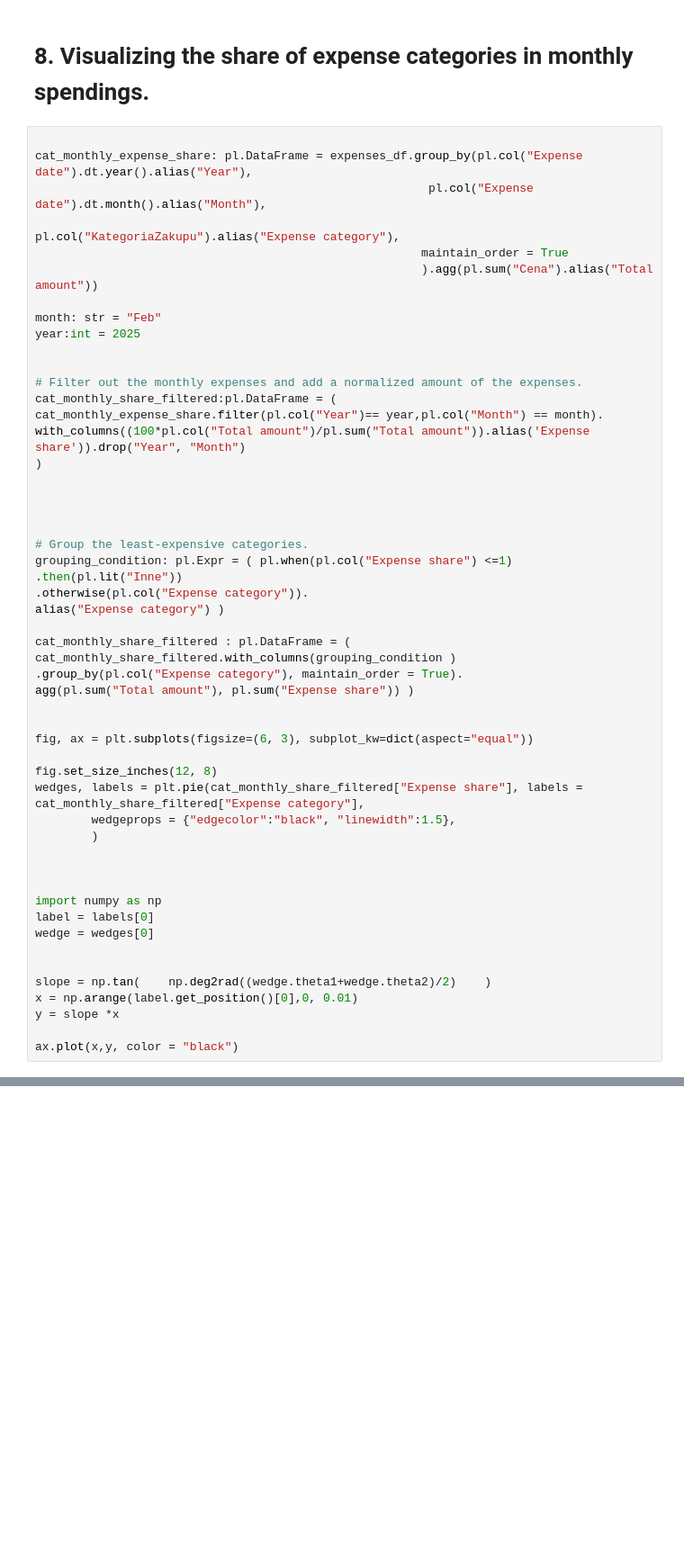
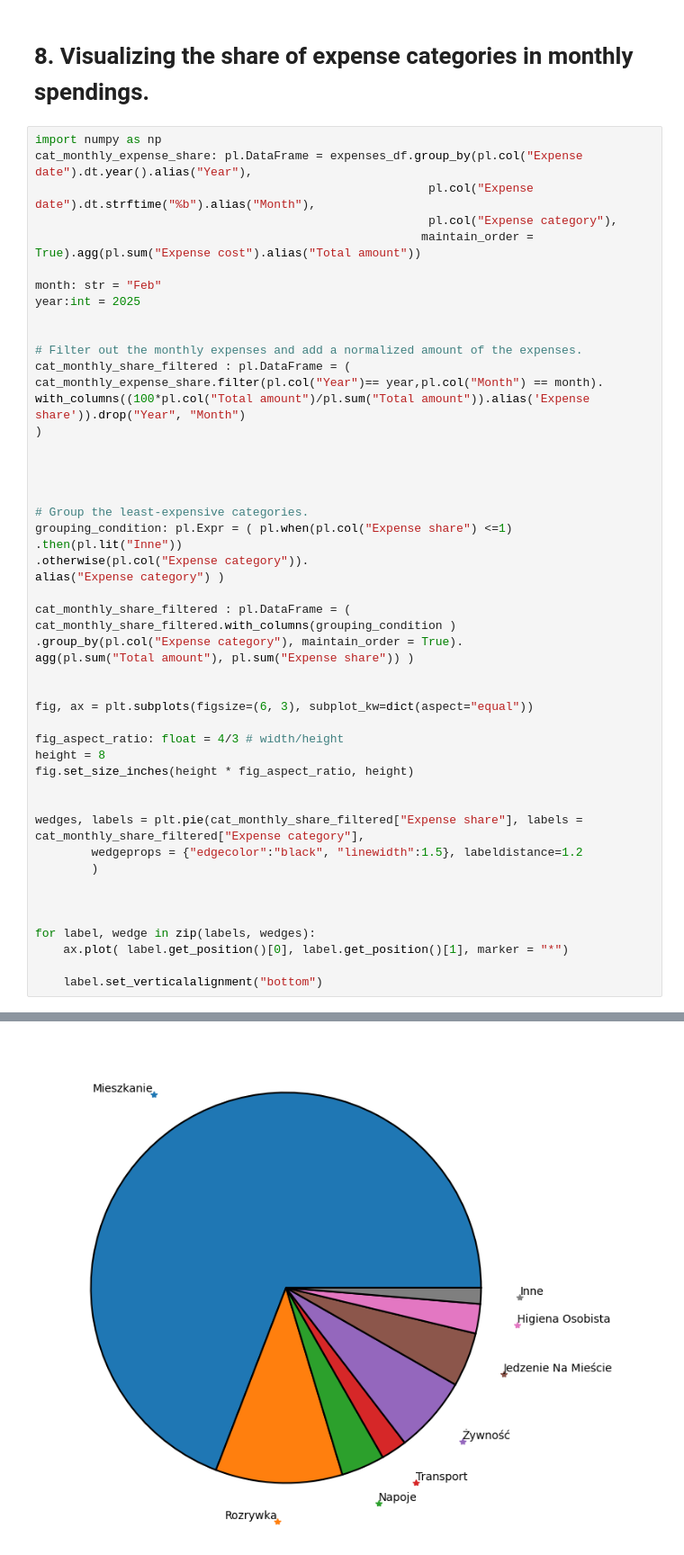
Before and after one commit to Pawel-Tomasz-Nowak/Income-and-expense-analysis, a Jupyter notebook: main.ipynb, the cells around one changed output, grey strips where cells are left out. Shown at 90% size. Drawn from its saved outputs; the diff is of its cells as text; blank space fills up the shorter version.

Commit message:
I've created a simple pie plot ilustrating the monthly share of expense categories.

```diff
--- a/main.ipynb
+++ b/main.ipynb
@@ -288,19 +273,18 @@ for year in balances_long["Year"].unique():
 # %% [markdown]
 # 8. Visualizing the share of expense categories in monthly spendings.
 # %%
-
+import numpy as np
 cat_monthly_expense_share: pl.DataFrame = expenses_df.group_by(pl.col("Expense date").dt.year().alias("Year"),
-                                                        pl.col("Expense date").dt.month().alias("Month"),
-                                                       pl.col("KategoriaZakupu").alias("Expense category"),
-                                                       maintain_order = True
-                                                       ).agg(pl.sum("Cena").alias("Total amount"))
+                                                        pl.col("Expense date").dt.strftime("%b").alias("Month"),
+                                                        pl.col("Expense category"),
+                                                       maintain_order = True).agg(pl.sum("Expense cost").alias("Total amount"))
 
 month: str = "Feb"
 year:int = 2025
 
 
 # Filter out the monthly expenses and add a normalized amount of the expenses.
-cat_monthly_share_filtered:pl.DataFrame = ( cat_monthly_expense_share.filter(pl.col("Year")== year,pl.col("Month") == month).
+cat_monthly_share_filtered : pl.DataFrame = ( cat_monthly_expense_share.filter(pl.col("Year")== year,pl.col("Month") == month).
 with_columns((100*pl.col("Total amount")/pl.sum("Total amount")).alias('Expense share')).drop("Year", "Month")
 )
 
@@ -320,21 +304,19 @@ agg(pl.sum("Total amount"), pl.sum("Expense share")) )
 
 fig, ax = plt.subplots(figsize=(6, 3), subplot_kw=dict(aspect="equal"))
 
-fig.set_size_inches(12, 8)
+fig_aspect_ratio: float = 4/3 # width/height
+height = 8
+fig.set_size_inches(height * fig_aspect_ratio, height)
+
+
 wedges, labels = plt.pie(cat_monthly_share_filtered["Expense share"], labels = cat_monthly_share_filtered["Expense category"],
-        wedgeprops = {"edgecolor":"black", "linewidth":1.5},
+        wedgeprops = {"edgecolor":"black", "linewidth":1.5}, labeldistance=1.2
         )
 
 
 
-import numpy as np
-label = labels[0]
-wedge = wedges[0]
+for label, wedge in zip(labels, wedges):
+    ax.plot( label.get_position()[0], label.get_position()[1], marker = "*")
 
-
-slope = np.tan(    np.deg2rad((wedge.theta1+wedge.theta2)/2)    )
-x = np.arange(label.get_position()[0],0, 0.01)
-y = slope *x
-
-ax.plot(x,y, color = "black")
+    label.set_verticalalignment("bottom")
 # %% [output]
@@ -341,0 +323 @@ NameError: name 'year_col' is not defined
+[figure, added]
```
Also changed, not shown: parts of 3 cells of this notebook.
